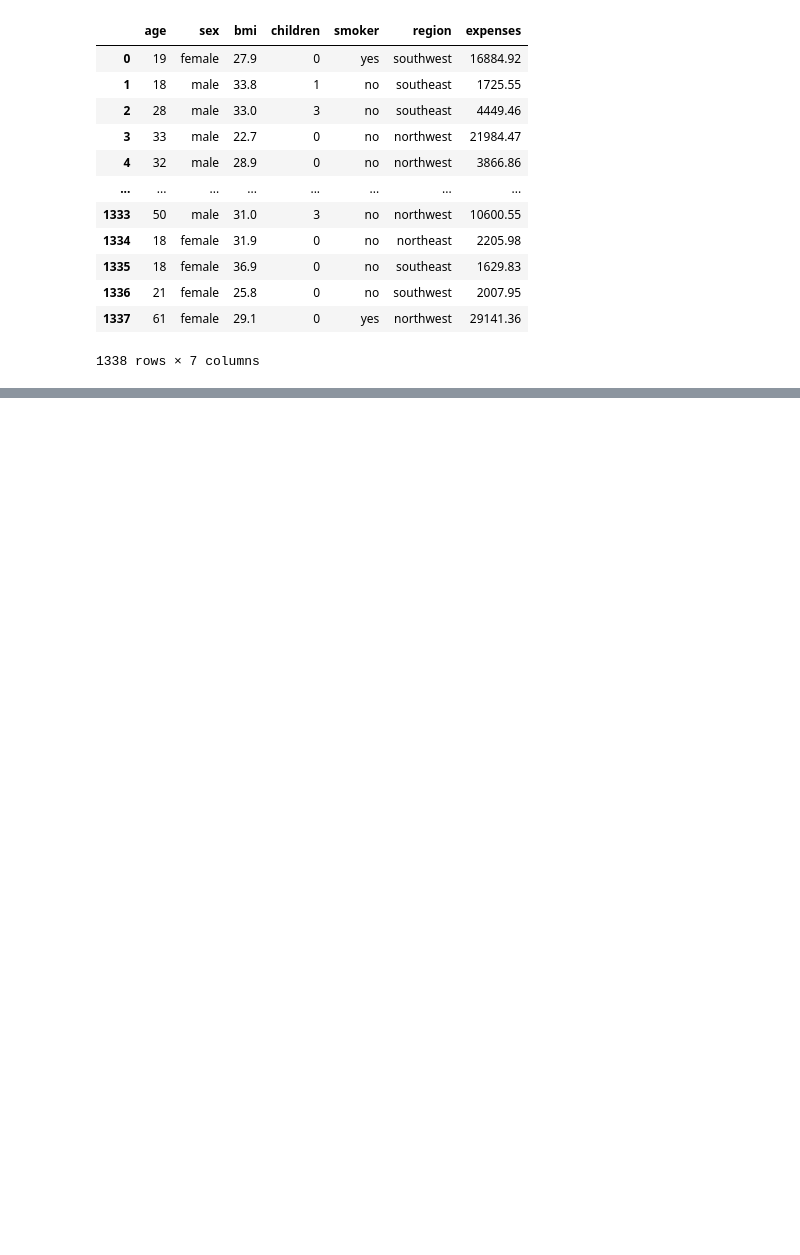
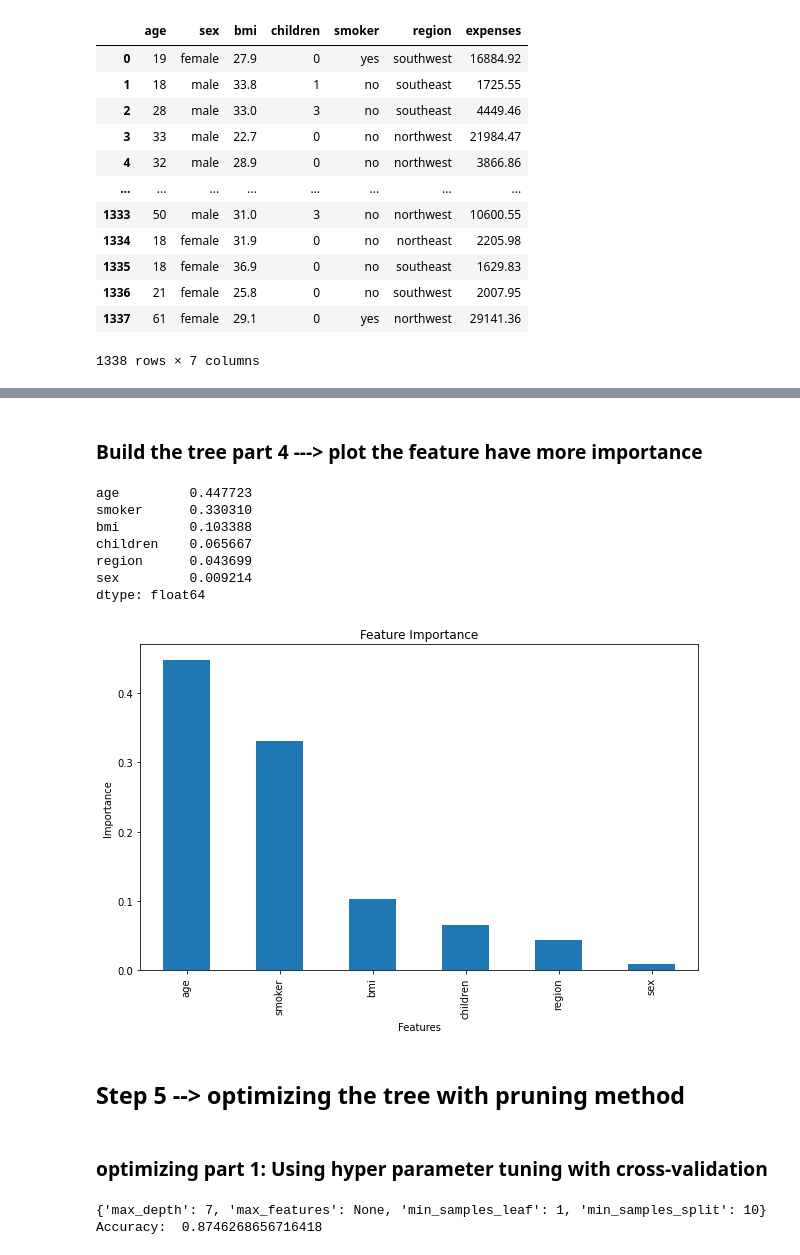
Before and after one commit to SouravDaedo/Insurance-Premium-Prediction, a Jupyter notebook: Classification_Model__Decision_Tree_.ipynb, the cells around one changed output, grey strips where cells are left out. Saved outputs shown, nothing was run; the diff lists cells and outputs as text; code cells hidden in the pictures; blank space fills up the shorter version.

```diff
--- a/Classification_Model__Decision_Tree_.ipynb
+++ b/Classification_Model__Decision_Tree_.ipynb
@@ -784,0 +320,65 @@ pd.DataFrame(centroids,columns=ae.columns).T
+# %% [markdown]
+### Build the tree part 4 ---> plot the feature have more importance
+# %%
+# Get feature importances from the decision tree model
+feature_importances = dt.feature_importances_
+
+# Create a pandas Series with the feature importances and the column names
+importances = pd.Series(feature_importances, index=X.columns)
+
+# Sort the importances in descending order
+
+sorted_importances = importances.sort_values(ascending=False)
+print (sorted_importances)
+
+# Plot the feature importances
+
+plt.figure(figsize=(10, 6))
+sorted_importances.plot(kind='bar')
+plt.xlabel("Features")
+plt.ylabel("Importance")
+plt.title("Feature Importance")
+plt.show()
+# %% [output]
+age         0.447723
+smoker      0.330310
+bmi         0.103388
+children    0.065667
+region      0.043699
+sex         0.009214
+dtype: float64
+[figure, added]
+# %% [markdown]
+## Step 5 --> optimizing the tree with pruning method
+# %% [markdown]
+### optimizing part 1: Using hyper parameter tuning with cross-validation
+# %%
+from sklearn.tree import DecisionTreeClassifier
+from sklearn.model_selection import GridSearchCV
+
+# Perform hyperparameter tuning with cross-validation
+param_grid = {
+    'max_depth': [3, 5, 7, 9, None],
+    'min_samples_split': [2, 5, 10],
+    'min_samples_leaf': [1, 2, 4],
+    'max_features': ['auto', 'sqrt', 'log2', None]
+}
+
+grid_search = GridSearchCV(estimator=dt, param_grid=param_grid, cv=5, scoring='accuracy')
+grid_search.fit(X_train, y_train)
+
+# Get the best combination of hyperparameters
+best_params = grid_search.best_params_
+print (best_params)
+
+# Train the final decision tree model
+best_clf_1 = DecisionTreeClassifier(**best_params ,random_state=0)
+best_clf_1.fit(X_train, y_train)
+
+# a confusion matrix
+y_pred = best_clf_1.predict(X_test)
+accuracy = accuracy_score(y_test, y_pred)
+print("Accuracy: ", accuracy)
+# %% [output]
+{'max_depth': 7, 'max_features': None, 'min_samples_leaf': 1, 'min_samples_split': 10}
+Accuracy:  0.8746268656716418
```
Also changed, not shown: parts of 79 cells of this notebook.
